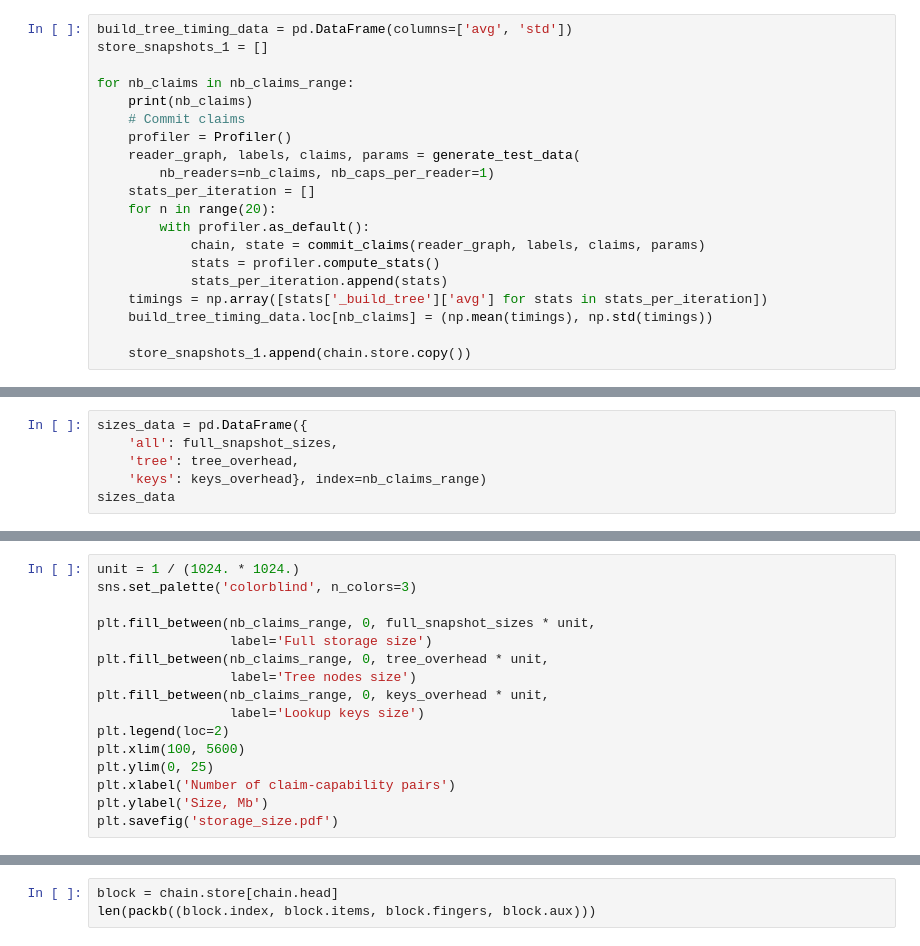
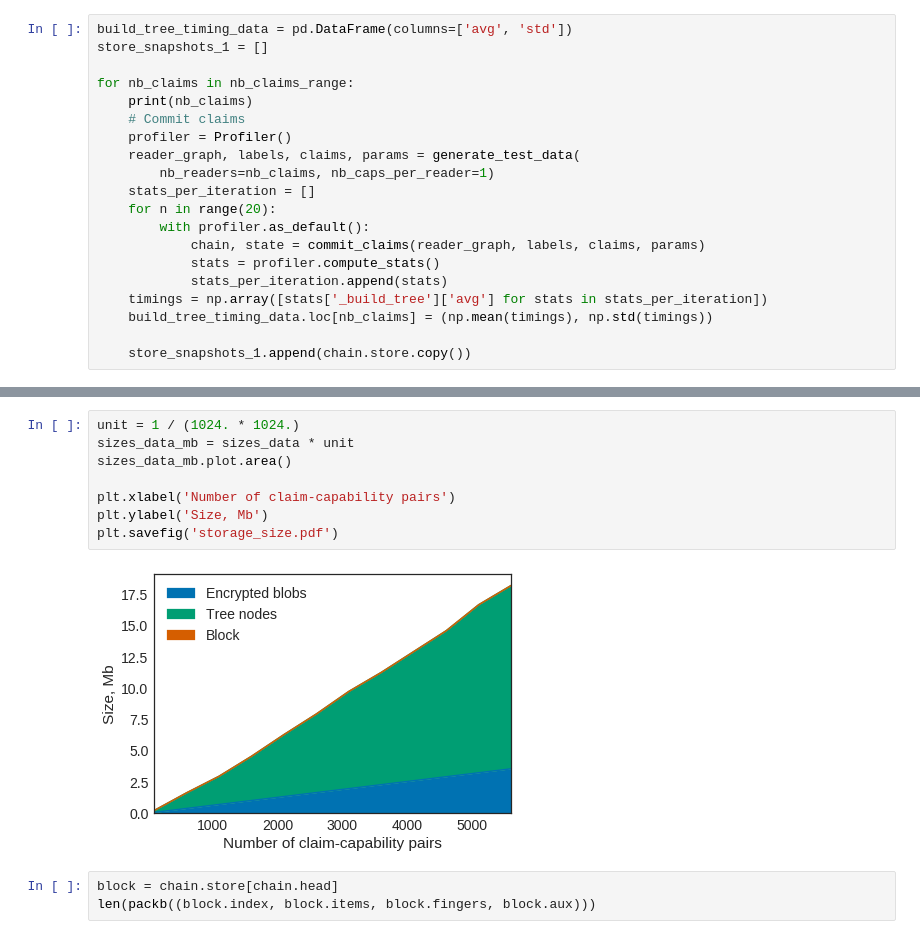
Before and after one commit to claimchain/claimchain-core, a Jupyter notebook: simulations/operations_profiling.ipynb, the cells around one changed output, grey strips where cells are left out. Saved outputs shown, nothing was run; the diff lists cells and outputs as text.

```diff
--- a/simulations/operations_profiling.ipynb
+++ b/simulations/operations_profiling.ipynb
@@ -273,6 +277,0 @@ keys_overhead = np.array([len(pack(snapshot, pack_trees=False, pack_blobs=False,
-# %%
-sizes_data = pd.DataFrame({
-    'all': full_snapshot_sizes,
-    'tree': tree_overhead,
-    'keys': keys_overhead}, index=nb_claims_range)
-sizes_data
@@ -293,16 +277,0 @@ sizes_data
-# %%
-unit = 1 / (1024. * 1024.)
-sns.set_palette('colorblind', n_colors=3)
-
-plt.fill_between(nb_claims_range, 0, full_snapshot_sizes * unit,
-                 label='Full storage size')
-plt.fill_between(nb_claims_range, 0, tree_overhead * unit,
-                 label='Tree nodes size')
-plt.fill_between(nb_claims_range, 0, keys_overhead * unit,
-                 label='Lookup keys size')
-plt.legend(loc=2)
-plt.xlim(100, 5600)
-plt.ylim(0, 25)
-plt.xlabel('Number of claim-capability pairs')
-plt.ylabel('Size, Mb')
-plt.savefig('storage_size.pdf')
@@ -311,3 +294,13 @@ plt.savefig('storage_size.pdf')
+# %%
+unit = 1 / (1024. * 1024.)
+sizes_data_mb = sizes_data * unit
+sizes_data_mb.plot.area()
+
+plt.xlabel('Number of claim-capability pairs')
+plt.ylabel('Size, Mb')
+plt.savefig('storage_size.pdf')
+# %% [output]
+[figure, added]
 # %%
 block = chain.store[chain.head]
 len(packb((block.index, block.items, block.fingers, block.aux)))
```
Also changed, not shown: parts of 10 cells of this notebook.
